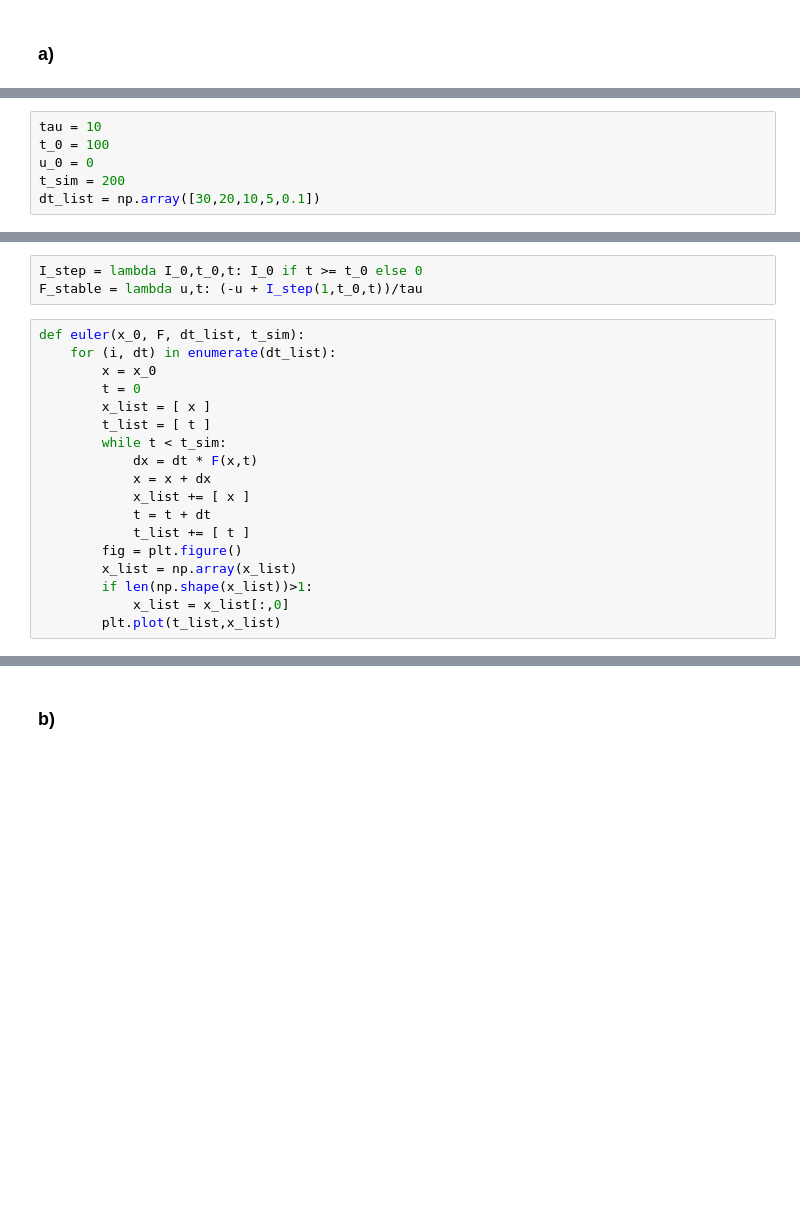
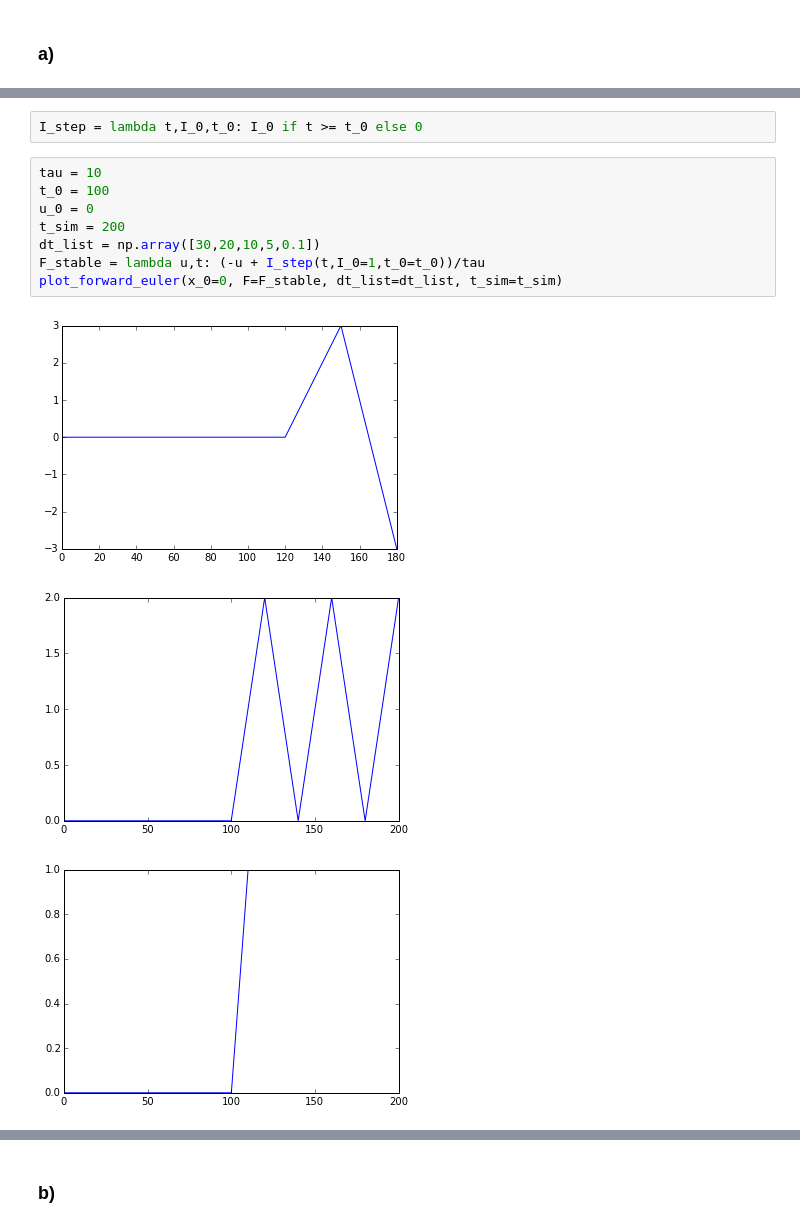
Before and after one commit to nilsvu/bic-ws1516, a Jupyter notebook: exercises/exercise 2.ipynb, the cells around one changed output, grey strips where cells are left out. Saved outputs shown, nothing was run; the diff lists cells and outputs as text; blank space fills up the shorter version.

```diff
--- a/exercises/exercise 2.ipynb
+++ b/exercises/exercise 2.ipynb
@@ -13,6 +38,14 @@ import scipy.constants as const
+# %%
+I_step = lambda t,I_0,t_0: I_0 if t >= t_0 else 0
 # %%
 tau = 10
 t_0 = 100
 u_0 = 0
 t_sim = 200
 dt_list = np.array([30,20,10,5,0.1])
+F_stable = lambda u,t: (-u + I_step(t,I_0=1,t_0=t_0))/tau
+plot_forward_euler(x_0=0, F=F_stable, dt_list=dt_list, t_sim=t_sim)
+# %% [output]
+[figure, added]
+[figure, added]
+[figure, added]
@@ -19,21 +53,0 @@ dt_list = np.array([30,20,10,5,0.1])
-# %%
-I_step = lambda I_0,t_0,t: I_0 if t >= t_0 else 0
-F_stable = lambda u,t: (-u + I_step(1,t_0,t))/tau
-# %%
-def euler(x_0, F, dt_list, t_sim):
-    for (i, dt) in enumerate(dt_list):
-        x = x_0
-        t = 0
-        x_list = [ x ]
-        t_list = [ t ]
-        while t < t_sim:
-            dx = dt * F(x,t)
-            x = x + dx
-            x_list += [ x ]
-            t = t + dt
-            t_list += [ t ]
-        fig = plt.figure()
-        x_list = np.array(x_list)
-        if len(np.shape(x_list))>1:
-            x_list = x_list[:,0]
-        plt.plot(t_list,x_list)
```
Also changed, not shown: parts of 10 cells of this notebook, 1 other file.
